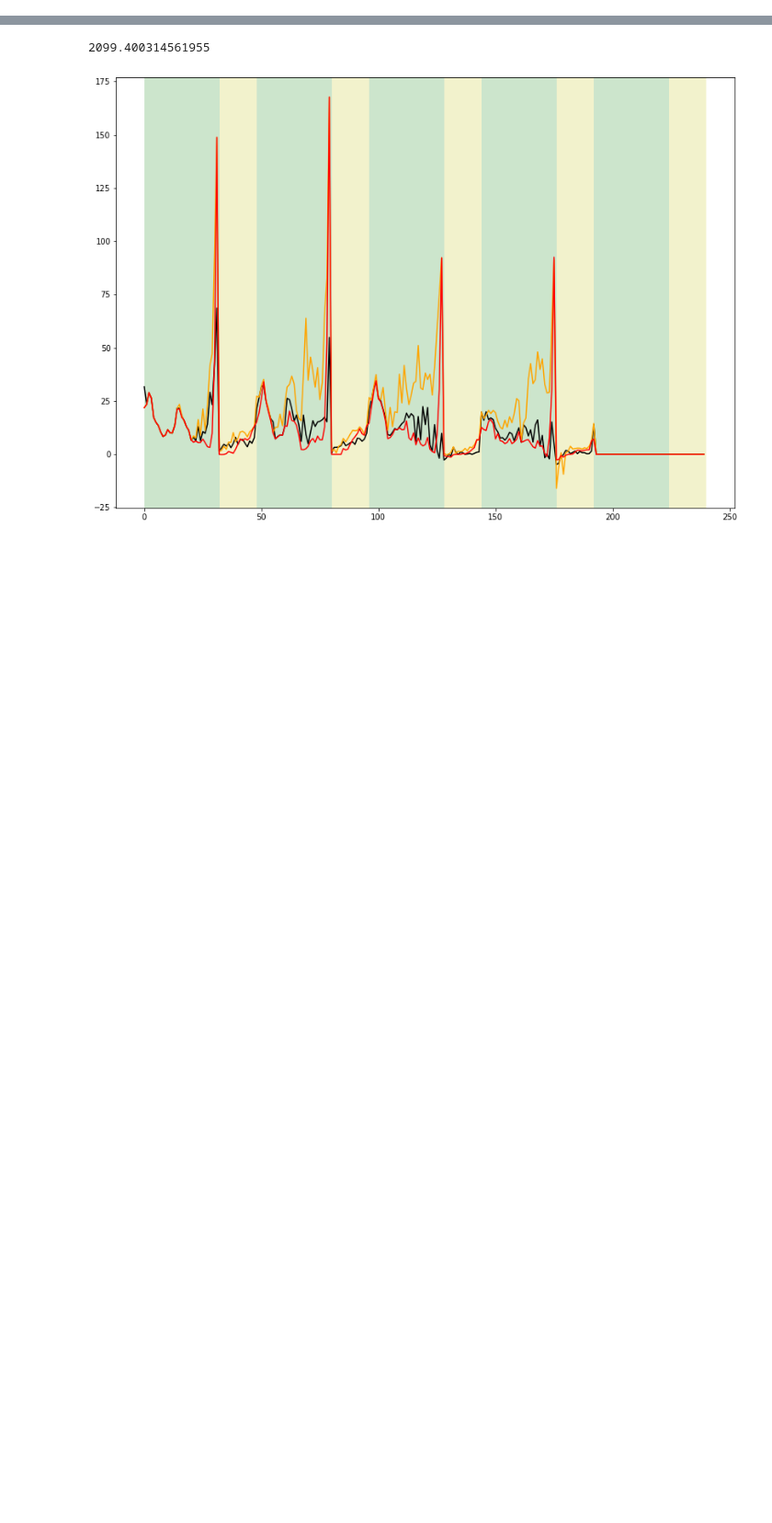
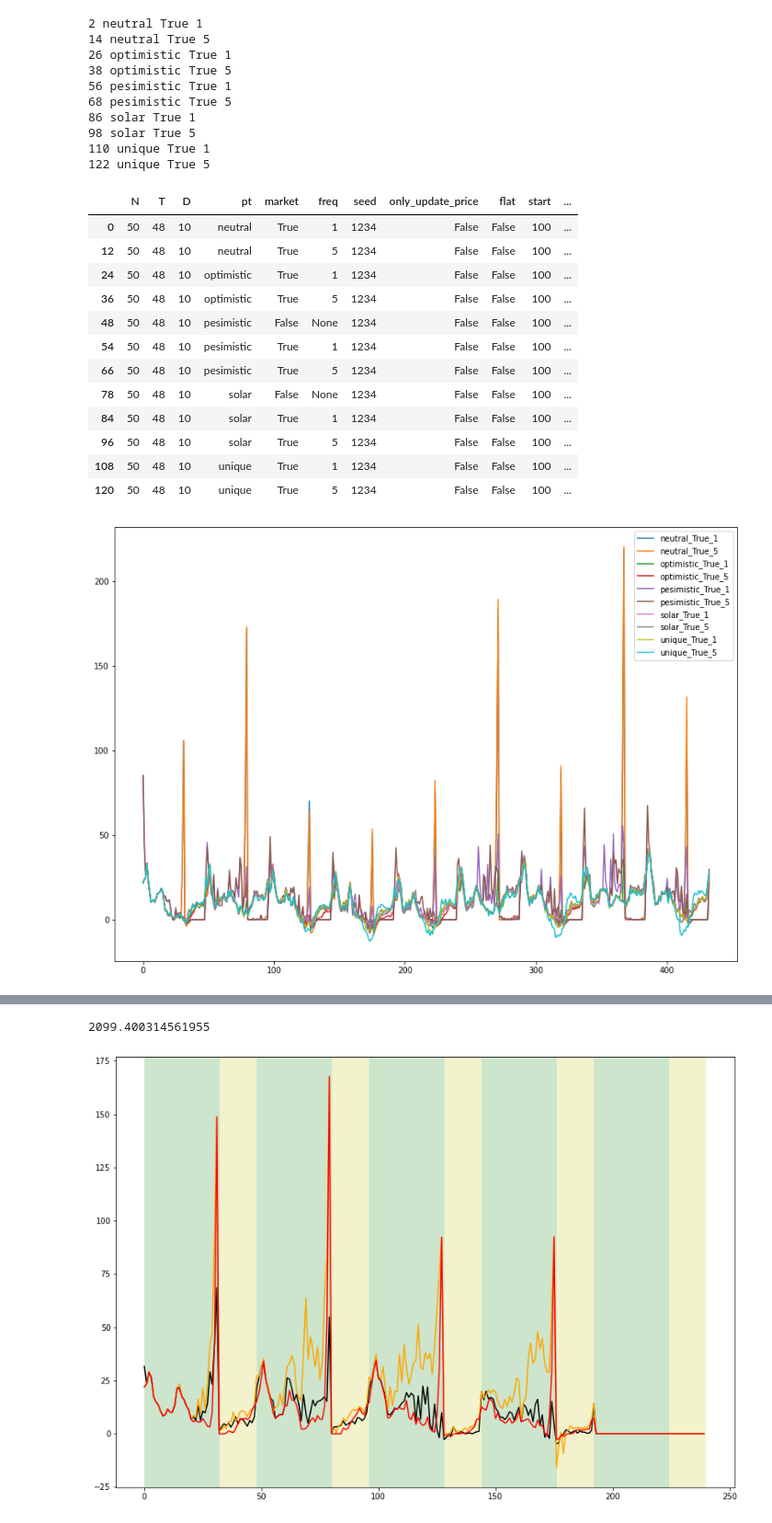
Before and after one commit to kiedanski/lemsim_code, a Jupyter notebook: Results from market simulations-Real_data.ipynb, the cells around one changed output, grey strips where cells are left out. Shown at 92% size. Saved outputs shown, nothing was run; the diff lists cells and outputs as text; code cells hidden in the pictures; blank space fills up the shorter version.

```diff
--- a/Results from market simulations-Real_data.ipynb
+++ b/Results from market simulations-Real_data.ipynb
@@ -32,0 +246,27 @@ for col in ['only_update_price', 'flat', 'market']:
+# %%
+basic_plot(1234, False, False, 100)
+# %% [output]
+2 neutral True 1
+14 neutral True 5
+26 optimistic True 1
+38 optimistic True 5
+56 pesimistic True 1
+68 pesimistic True 5
+86 solar True 1
+98 solar True 5
+110 unique True 1
+122 unique True 5
+|  | N | T | D | pt | market | freq | seed | only_update_price | flat | start | ... |
+| 0 | 50 | 48 | 10 | neutral | True | 1 | 1234 | False | False | 100 | ... |
+| 12 | 50 | 48 | 10 | neutral | True | 5 | 1234 | False | False | 100 | ... |
+| 24 | 50 | 48 | 10 | optimistic | True | 1 | 1234 | False | False | 100 | ... |
+| 36 | 50 | 48 | 10 | optimistic | True | 5 | 1234 | False | False | 100 | ... |
+| 48 | 50 | 48 | 10 | pesimistic | False | None | 1234 | False | False | 100 | ... |
+| 54 | 50 | 48 | 10 | pesimistic | True | 1 | 1234 | False | False | 100 | ... |
+| 66 | 50 | 48 | 10 | pesimistic | True | 5 | 1234 | False | False | 100 | ... |
+| 78 | 50 | 48 | 10 | solar | False | None | 1234 | False | False | 100 | ... |
+| 84 | 50 | 48 | 10 | solar | True | 1 | 1234 | False | False | 100 | ... |
+| 96 | 50 | 48 | 10 | solar | True | 5 | 1234 | False | False | 100 | ... |
+| 108 | 50 | 48 | 10 | unique | True | 1 | 1234 | False | False | 100 | ... |
+| 120 | 50 | 48 | 10 | unique | True | 5 | 1234 | False | False | 100 | ... |
+[figure, added]
```
Also changed, not shown: parts of 24 cells of this notebook, 18 other files.
